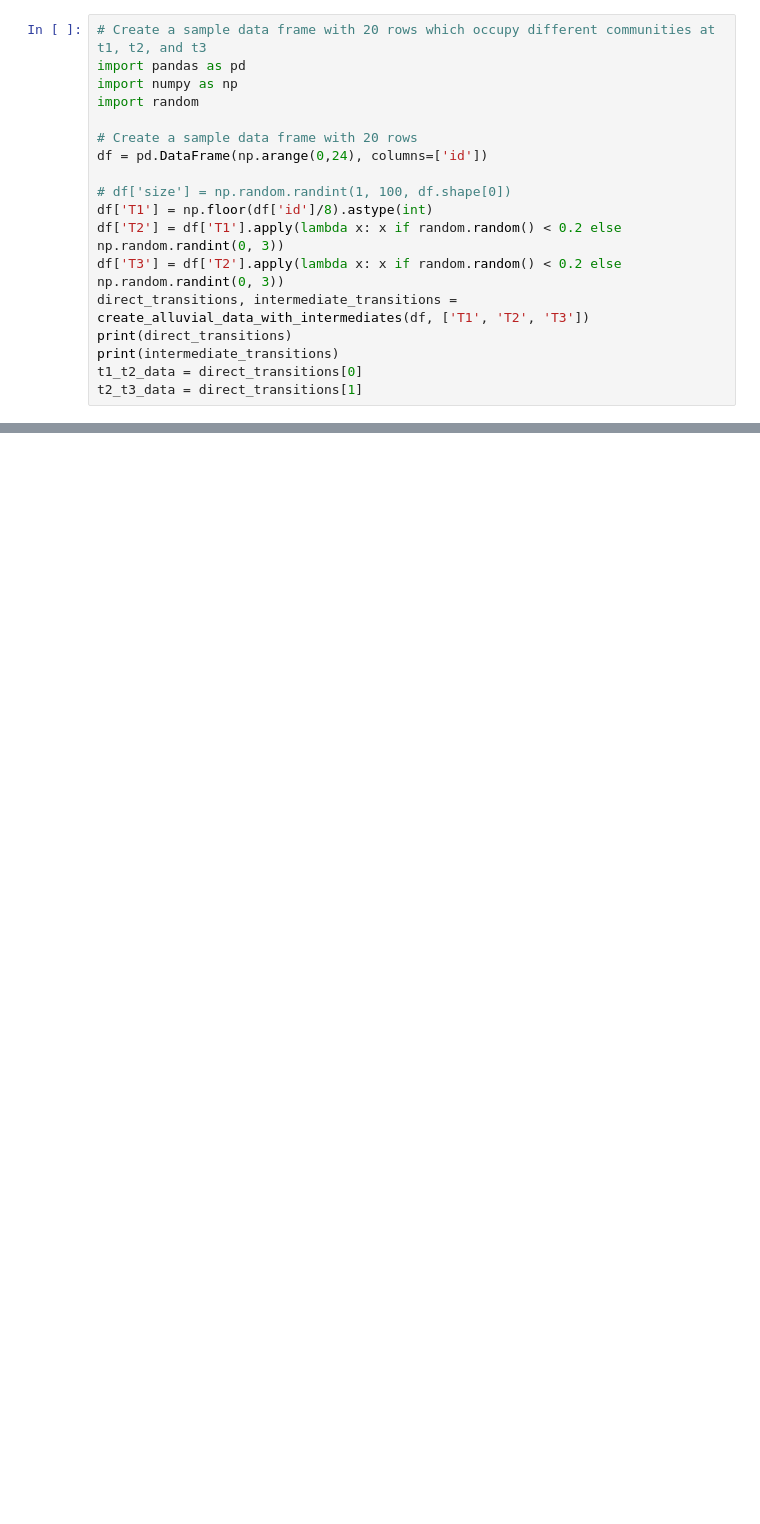
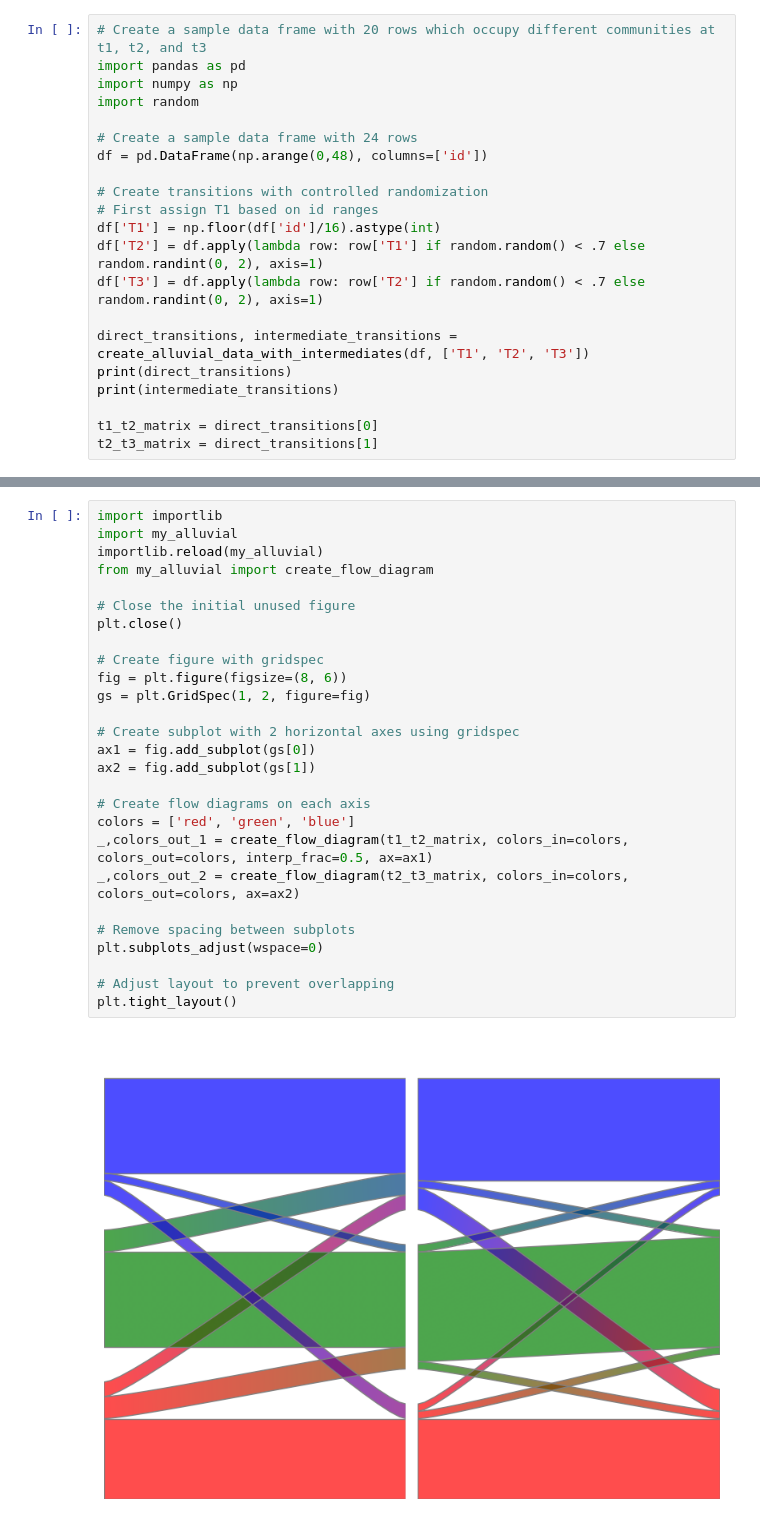
Before and after one commit to g-adel/Alluvial, a Jupyter notebook: modified_alluvial.ipynb, the cells around one changed output, grey strips where cells are left out. Saved outputs shown, nothing was run; the diff lists cells and outputs as text; blank space fills up the shorter version.

Commit message:
working version without color mixing

```diff
--- a/modified_alluvial.ipynb
+++ b/modified_alluvial.ipynb
@@ -113,16 +125,19 @@ import pandas as pd
 import numpy as np
 import random
 
-# Create a sample data frame with 20 rows
-df = pd.DataFrame(np.arange(0,24), columns=['id'])
+# Create a sample data frame with 24 rows
+df = pd.DataFrame(np.arange(0,48), columns=['id'])
 
-# df['size'] = np.random.randint(1, 100, df.shape[0])
-df['T1'] = np.floor(df['id']/8).astype(int)
-df['T2'] = df['T1'].apply(lambda x: x if random.random() < 0.2 else np.random.randint(0, 3))
-df['T3'] = df['T2'].apply(lambda x: x if random.random() < 0.2 else np.random.randint(0, 3))
+# Create transitions with controlled randomization
+# First assign T1 based on id ranges
+df['T1'] = np.floor(df['id']/16).astype(int)
+df['T2'] = df.apply(lambda row: row['T1'] if random.random() < .7 else random.randint(0, 2), axis=1)
+df['T3'] = df.apply(lambda row: row['T2'] if random.random() < .7 else random.randint(0, 2), axis=1)
+
 direct_transitions, intermediate_transitions = create_alluvial_data_with_intermediates(df, ['T1', 'T2', 'T3'])
 print(direct_transitions)
 print(intermediate_transitions)
-t1_t2_data = direct_transitions[0]
-t2_t3_data = direct_transitions[1]
+
+t1_t2_matrix = direct_transitions[0]
+t2_t3_matrix = direct_transitions[1]
 # %% [output]
@@ -186,0 +169,29 @@ display(new_im)
+# %%
+import importlib
+import my_alluvial
+importlib.reload(my_alluvial)
+from my_alluvial import create_flow_diagram
+
+# Close the initial unused figure
+plt.close()
+
+# Create figure with gridspec
+fig = plt.figure(figsize=(8, 6))
+gs = plt.GridSpec(1, 2, figure=fig)
+
+# Create subplot with 2 horizontal axes using gridspec
+ax1 = fig.add_subplot(gs[0])
+ax2 = fig.add_subplot(gs[1])
+
+# Create flow diagrams on each axis
+colors = ['red', 'green', 'blue']
+_,colors_out_1 = create_flow_diagram(t1_t2_matrix, colors_in=colors, colors_out=colors, interp_frac=0.5, ax=ax1)
+_,colors_out_2 = create_flow_diagram(t2_t3_matrix, colors_in=colors, colors_out=colors, ax=ax2)
+
+# Remove spacing between subplots
+plt.subplots_adjust(wspace=0)
+
+# Adjust layout to prevent overlapping
+plt.tight_layout()
+# %% [output]
+[figure, added]
```
Also changed, not shown: parts of 12 cells of this notebook, 10 other files.
